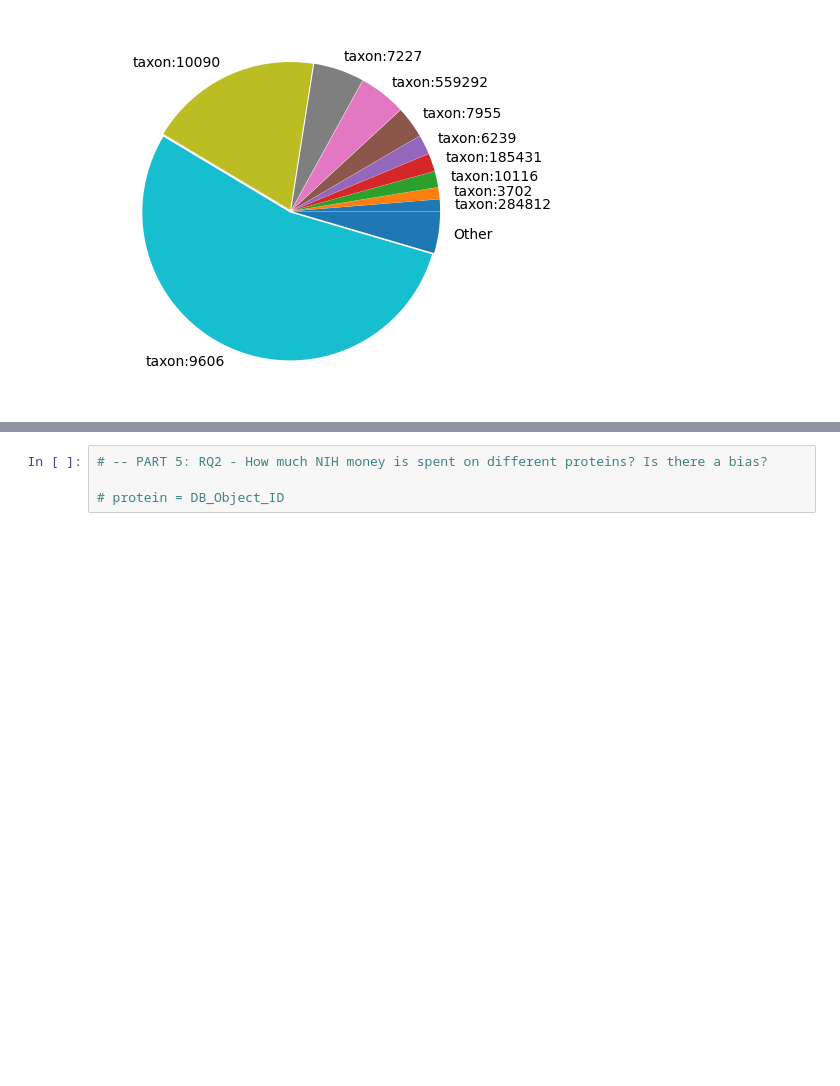
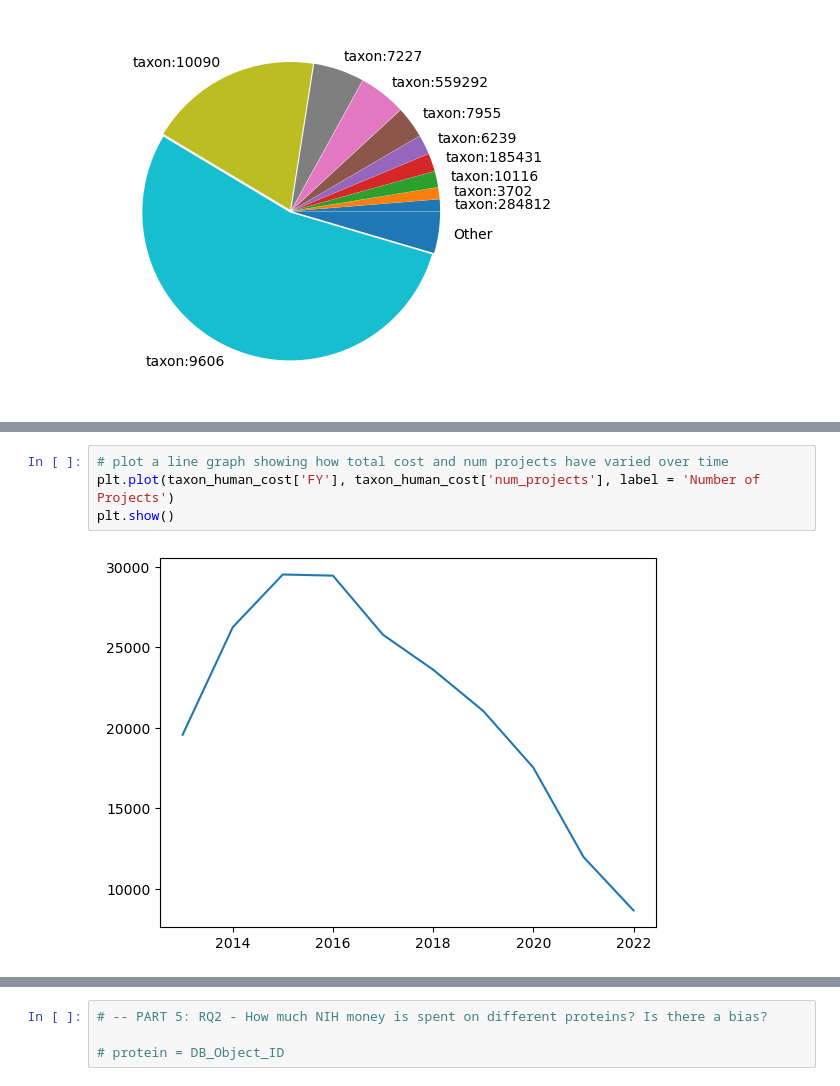
Before and after one commit to Moulica5374/NIH-Funding-Annotation-Analysis-Team-Project, a Jupyter notebook: Data_Analysis.ipynb, the cells around one changed output, grey strips where cells are left out. Saved outputs shown, nothing was run; the diff lists cells and outputs as text; blank space fills up the shorter version.

```diff
--- a/Data_Analysis.ipynb
+++ b/Data_Analysis.ipynb
@@ -218,0 +313,6 @@ tot_cost_per_taxon.head()
+# %%
+# plot a line graph showing how total cost and num projects have varied over time
+plt.plot(taxon_human_cost['FY'], taxon_human_cost['num_projects'], label = 'Number of Projects')
+plt.show()
+# %% [output]
+[figure, added]
```
Also changed, not shown: parts of 10 cells of this notebook.
